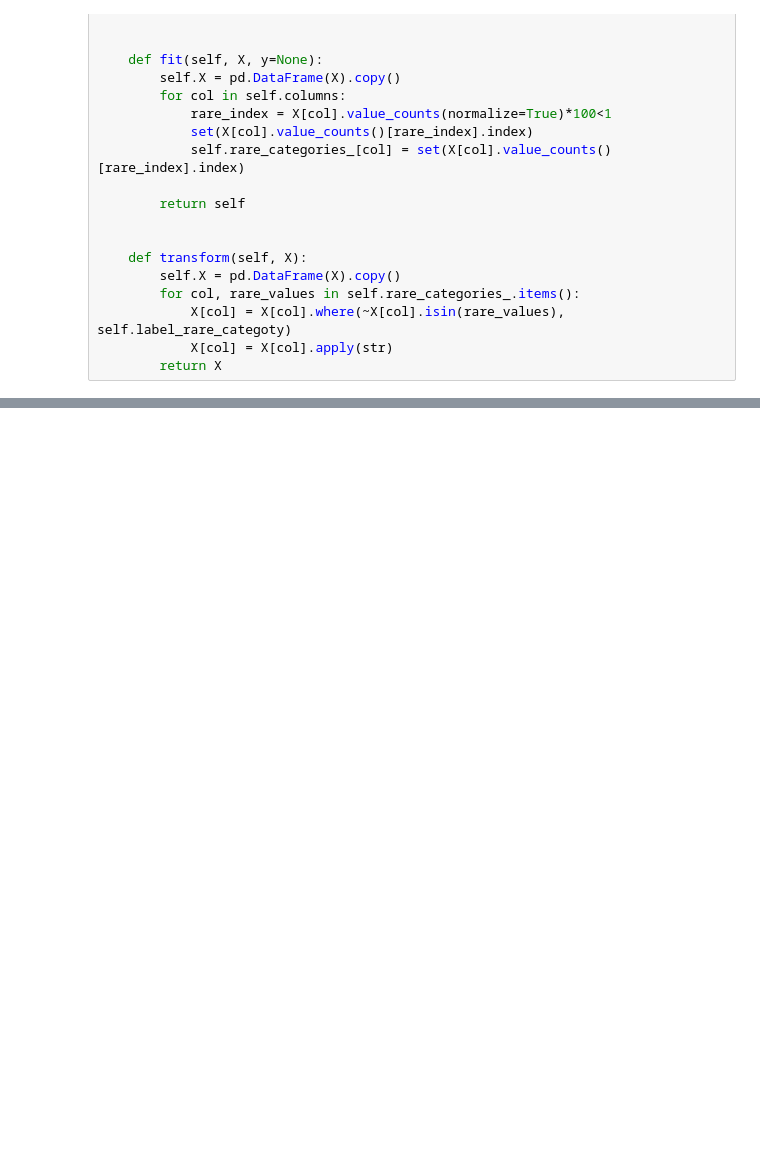
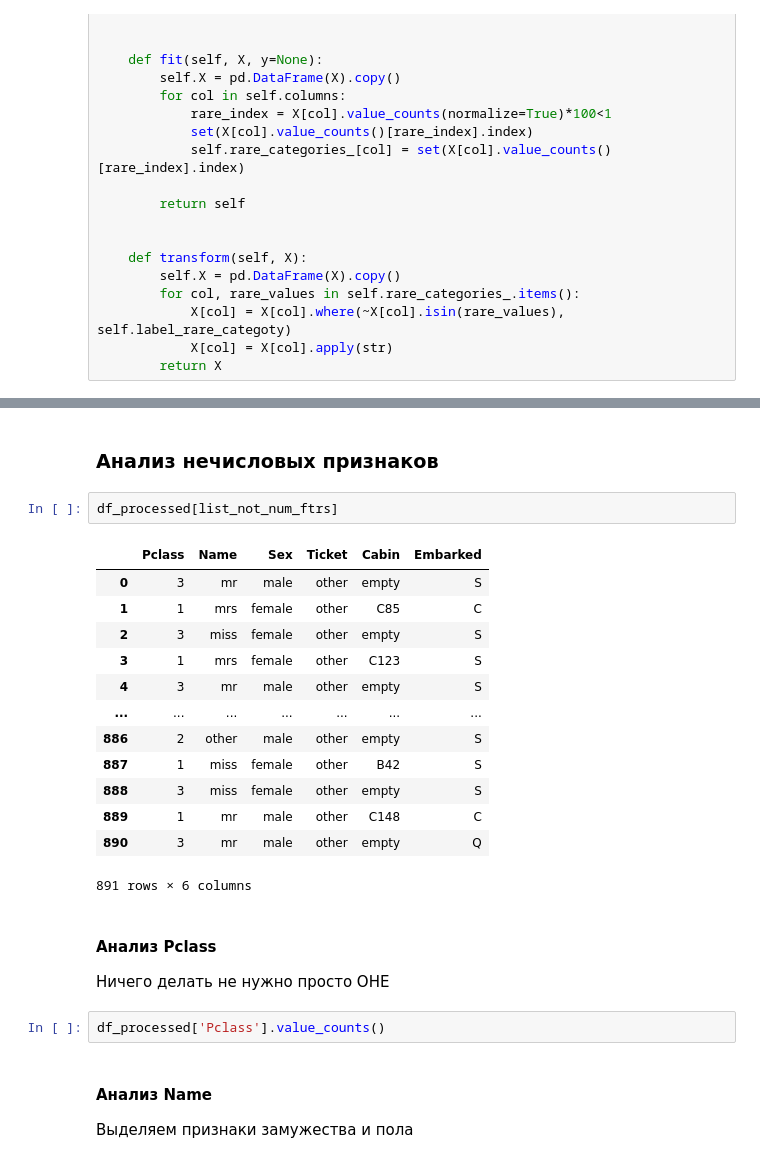
Before and after one commit to tatarin02/studying, a Jupyter notebook: Kaggle/Titanic/Анализ данных и препроцессинг для линейных моделей 09_12_25.ipynb, the cells around one changed output, grey strips where cells are left out. Cells and saved outputs as stored; diff of their text form; blank space fills up the shorter version.

```diff
--- a/Kaggle/Titanic/Анализ данных и препроцессинг для линейных моделей 09_12_25.ipynb
+++ b/Kaggle/Titanic/Анализ данных и препроцессинг для линейных моделей 09_12_25.ipynb
@@ -465,0 +263,28 @@ Name: proportion, dtype: float64
+# %% [markdown]
+### Анализ нечисловых признаков
+# %%
+df_processed[list_not_num_ftrs]
+# %% [output]
+|  | Pclass | Name | Sex | Ticket | Cabin | Embarked |
+| 0 | 3 | mr | male | other | empty | S |
+| 1 | 1 | mrs | female | other | C85 | C |
+| 2 | 3 | miss | female | other | empty | S |
+| 3 | 1 | mrs | female | other | C123 | S |
+| 4 | 3 | mr | male | other | empty | S |
+| ... | ... | ... | ... | ... | ... | ... |
+| 886 | 2 | other | male | other | empty | S |
+| 887 | 1 | miss | female | other | B42 | S |
+| 888 | 3 | miss | female | other | empty | S |
+| 889 | 1 | mr | male | other | C148 | C |
+| 890 | 3 | mr | male | other | empty | Q |
+891 rows × 6 columns
+# %% [markdown]
+#### Анализ Pclass
+
+Ничего делать не нужно просто OHE
+# %%
+df_processed['Pclass'].value_counts()
+# %% [markdown]
+#### Анализ Name
+
+Выделяем признаки замужества и пола
```
Also changed, not shown: parts of 33 cells of this notebook.
